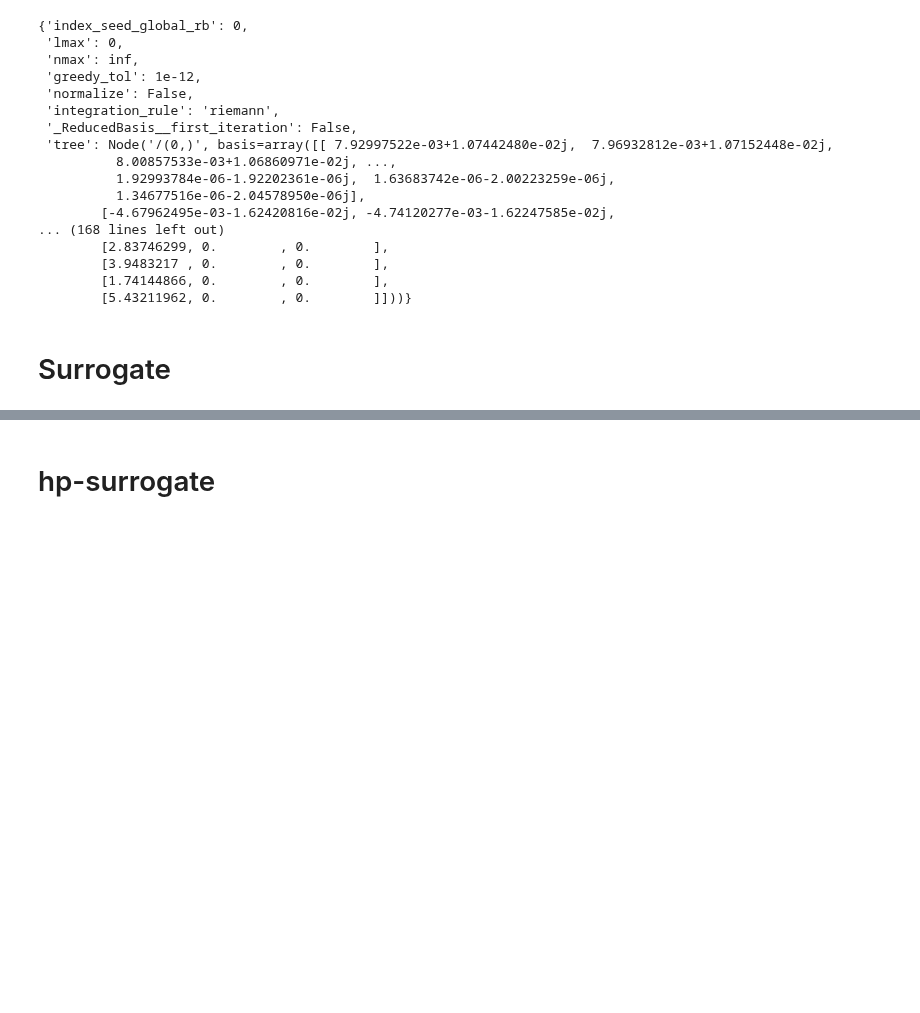
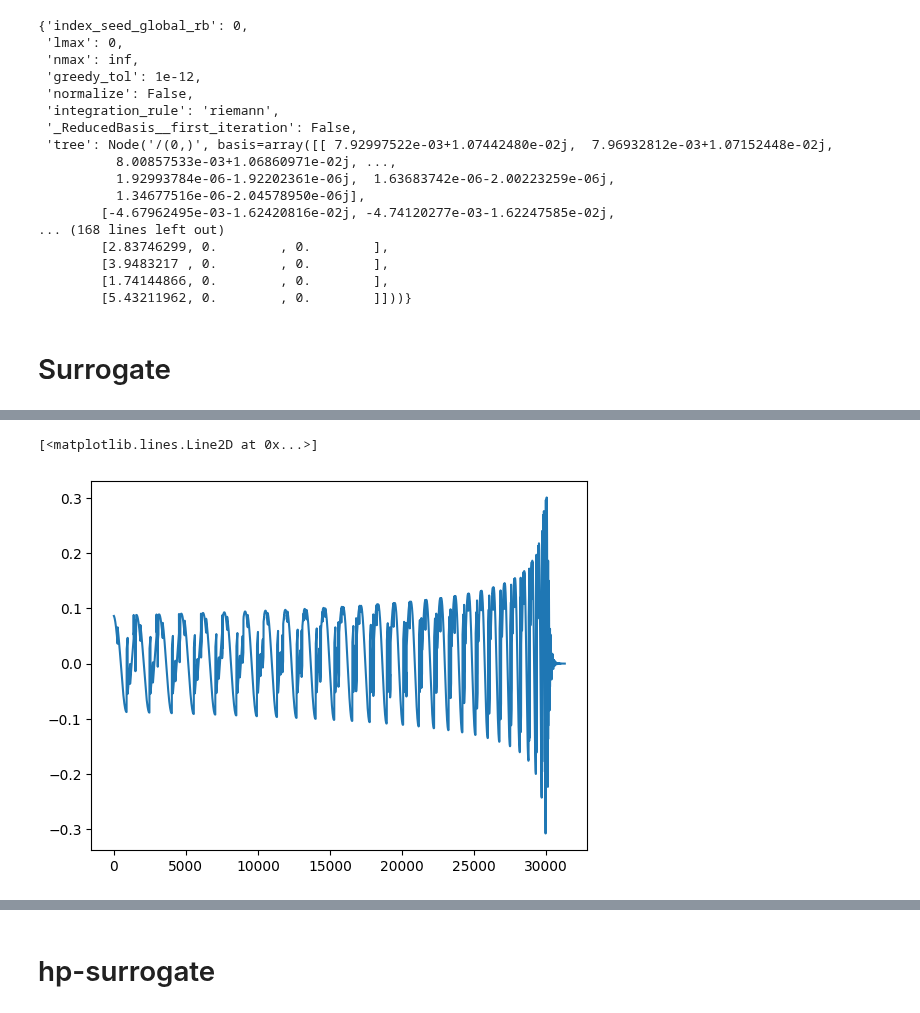
Before and after one commit to francocerino/scikit-reducedmodel, a Jupyter notebook: demo.ipynb, the cells around one changed output, grey strips where cells are left out. Drawn from its saved outputs; the diff is of its cells as text; code cells hidden in the pictures; blank space fills up the shorter version.

```diff
--- a/demo.ipynb
+++ b/demo.ipynb
@@ -653,0 +656,5 @@ assert errors_f_model == errors_rom
+# %%
+plt.plot(h_dec)
+# %% [output]
+[<matplotlib.lines.Line2D at 0x...>]
+[figure, added]
```
Also changed, not shown: parts of 34 cells of this notebook, 4 other files.
